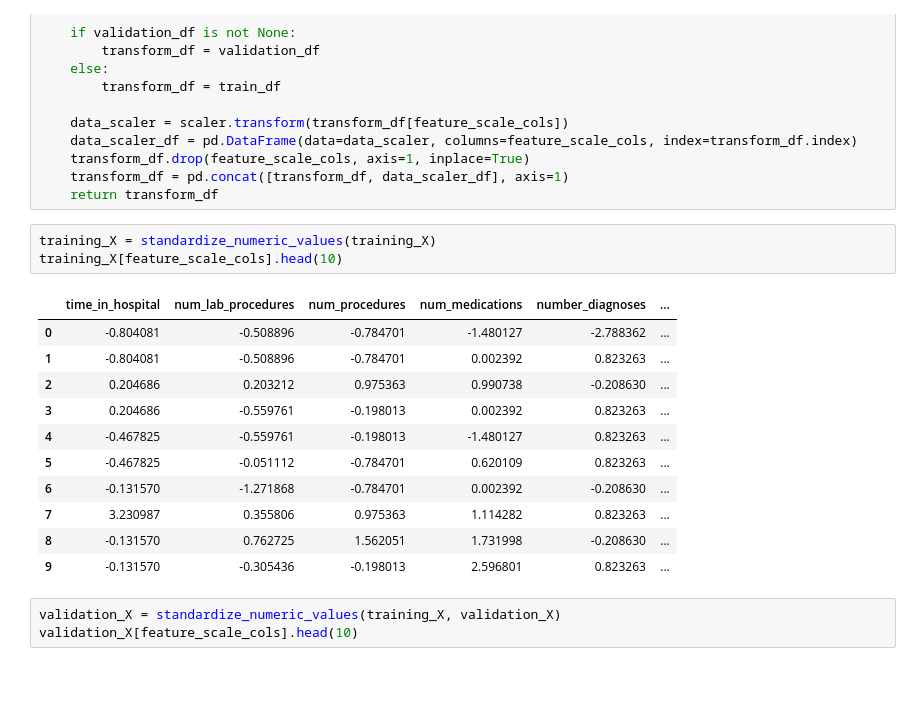
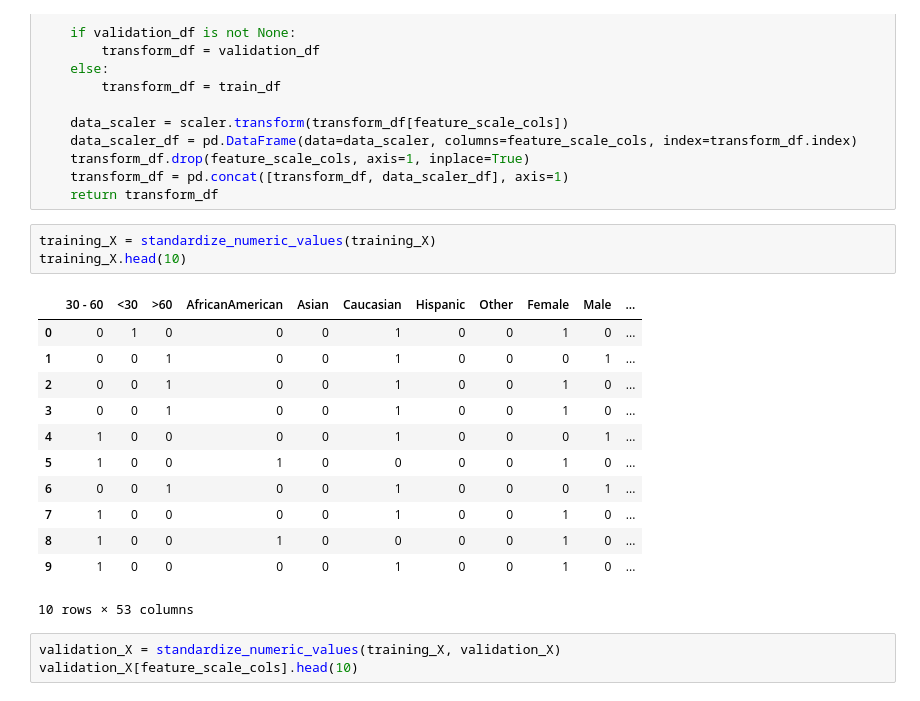
Before and after one commit to ace-racer/ClinicalHealthCareAnalytics, a Jupyter notebook: modeling/Diabetes Readmission prediction using ensemble modeling techniques.ipynb, the cells around one changed output. Saved outputs shown, nothing was run; the diff lists cells and outputs as text.

```diff
--- a/modeling/Diabetes Readmission prediction using ensemble modeling techniques.ipynb
+++ b/modeling/Diabetes Readmission prediction using ensemble modeling techniques.ipynb
@@ -151,19 +152,20 @@ def standardize_numeric_values(train_df, validation_df=None):
     return transform_df
 # %%
 training_X = standardize_numeric_values(training_X)
-training_X[feature_scale_cols].head(10)
+training_X.head(10)
 # %% [output]
-|  | time_in_hospital | num_lab_procedures | num_procedures | num_medications | number_diagnoses | ... |
-| 0 | -0.804081 | -0.508896 | -0.784701 | -1.480127 | -2.788362 | ... |
-| 1 | -0.804081 | -0.508896 | -0.784701 | 0.002392 | 0.823263 | ... |
-| 2 | 0.204686 | 0.203212 | 0.975363 | 0.990738 | -0.208630 | ... |
-| 3 | 0.204686 | -0.559761 | -0.198013 | 0.002392 | 0.823263 | ... |
-| 4 | -0.467825 | -0.559761 | -0.198013 | -1.480127 | 0.823263 | ... |
-| 5 | -0.467825 | -0.051112 | -0.784701 | 0.620109 | 0.823263 | ... |
-| 6 | -0.131570 | -1.271868 | -0.784701 | 0.002392 | -0.208630 | ... |
-| 7 | 3.230987 | 0.355806 | 0.975363 | 1.114282 | 0.823263 | ... |
-| 8 | -0.131570 | 0.762725 | 1.562051 | 1.731998 | -0.208630 | ... |
-| 9 | -0.131570 | -0.305436 | -0.198013 | 2.596801 | 0.823263 | ... |
+|  | 30 - 60 | <30 | >60 | AfricanAmerican | Asian | Caucasian | Hispanic | Other | Female | Male | ... |
+| 0 | 0 | 1 | 0 | 0 | 0 | 1 | 0 | 0 | 1 | 0 | ... |
+| 1 | 0 | 0 | 1 | 0 | 0 | 1 | 0 | 0 | 0 | 1 | ... |
+| 2 | 0 | 0 | 1 | 0 | 0 | 1 | 0 | 0 | 1 | 0 | ... |
+| 3 | 0 | 0 | 1 | 0 | 0 | 1 | 0 | 0 | 1 | 0 | ... |
+| 4 | 1 | 0 | 0 | 0 | 0 | 1 | 0 | 0 | 0 | 1 | ... |
+| 5 | 1 | 0 | 0 | 1 | 0 | 0 | 0 | 0 | 1 | 0 | ... |
+| 6 | 0 | 0 | 1 | 0 | 0 | 1 | 0 | 0 | 0 | 1 | ... |
+| 7 | 1 | 0 | 0 | 0 | 0 | 1 | 0 | 0 | 1 | 0 | ... |
+| 8 | 1 | 0 | 0 | 1 | 0 | 0 | 0 | 0 | 1 | 0 | ... |
+| 9 | 1 | 0 | 0 | 0 | 0 | 1 | 0 | 0 | 1 | 0 | ... |
+10 rows × 53 columns
 # %%
 validation_X = standardize_numeric_values(training_X, validation_X)
 validation_X[feature_scale_cols].head(10)
```
Also changed, not shown: parts of 8 cells of this notebook.
